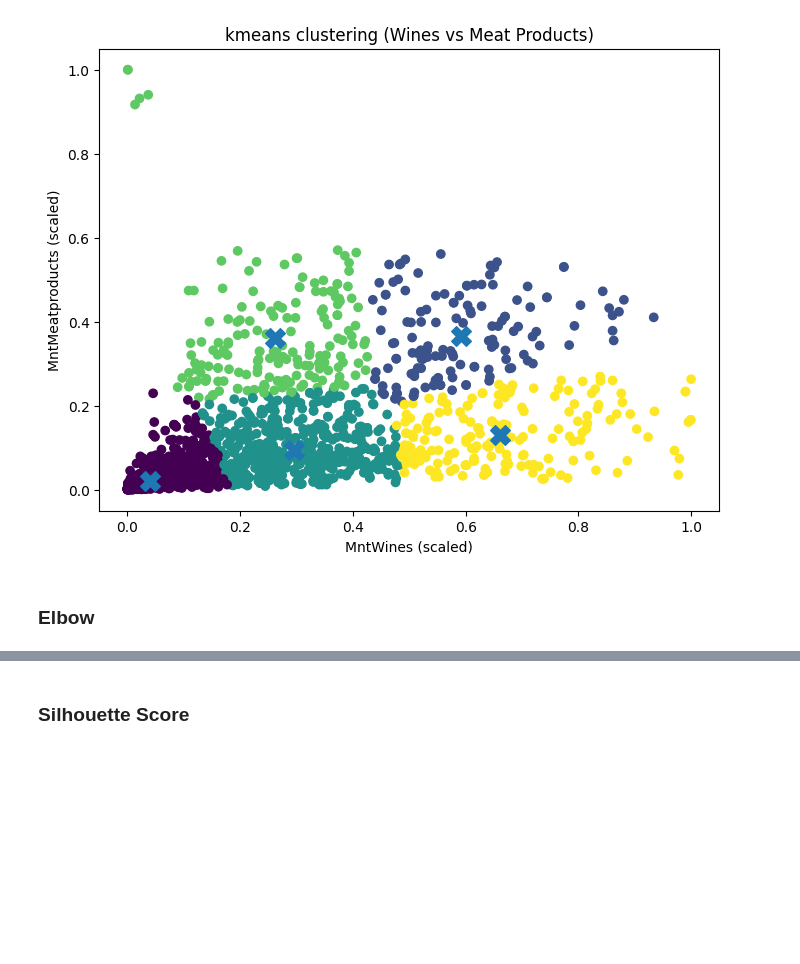
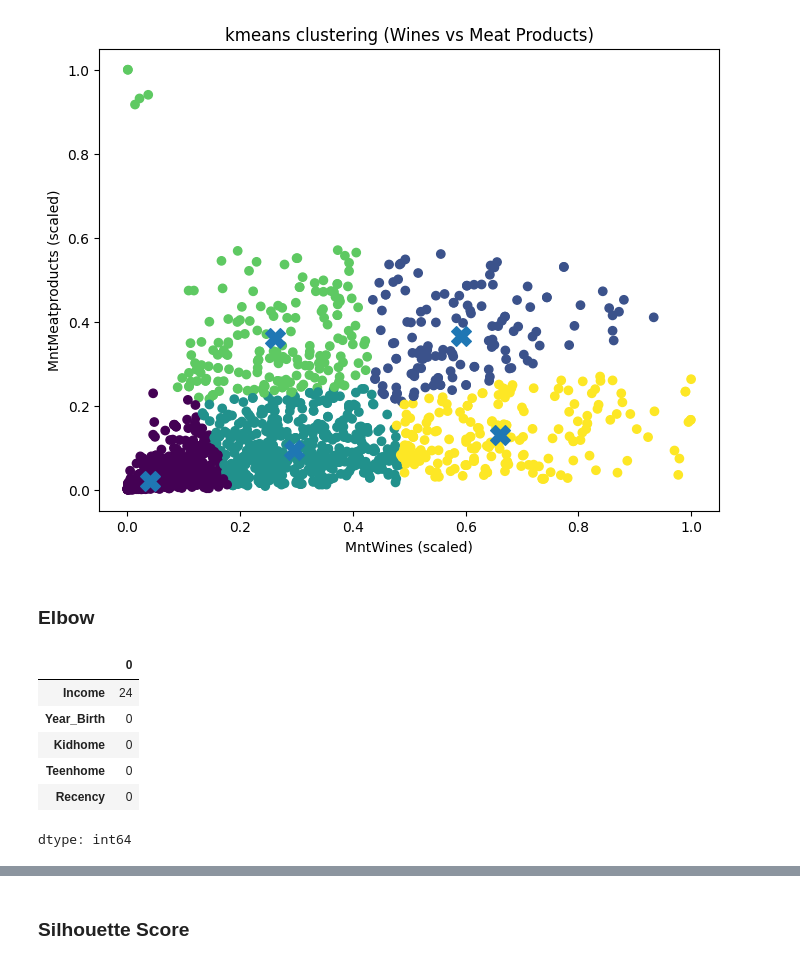
Before and after one commit to Avichay3/Full-training, a Jupyter notebook: Copy_of_Clustering_exercise.ipynb, the cells around one changed output, grey strips where cells are left out. Cells and saved outputs as stored; diff of their text form; code cells hidden in the pictures; blank space fills up the shorter version.

```diff
--- a/Copy_of_Clustering_exercise.ipynb
+++ b/Copy_of_Clustering_exercise.ipynb
@@ -317,3 +332,13 @@ plt.show()
 [figure]
 # %% [markdown]
 ### Elbow
+# %%
+df_scaled.isna().sum().sort_values(ascending=False).head()
+# %% [output]
+|  | 0 |
+| Income | 24 |
+| Year_Birth | 0 |
+| Kidhome | 0 |
+| Teenhome | 0 |
+| Recency | 0 |
+dtype: int64
```
Also changed, not shown: parts of 2 cells of this notebook.
